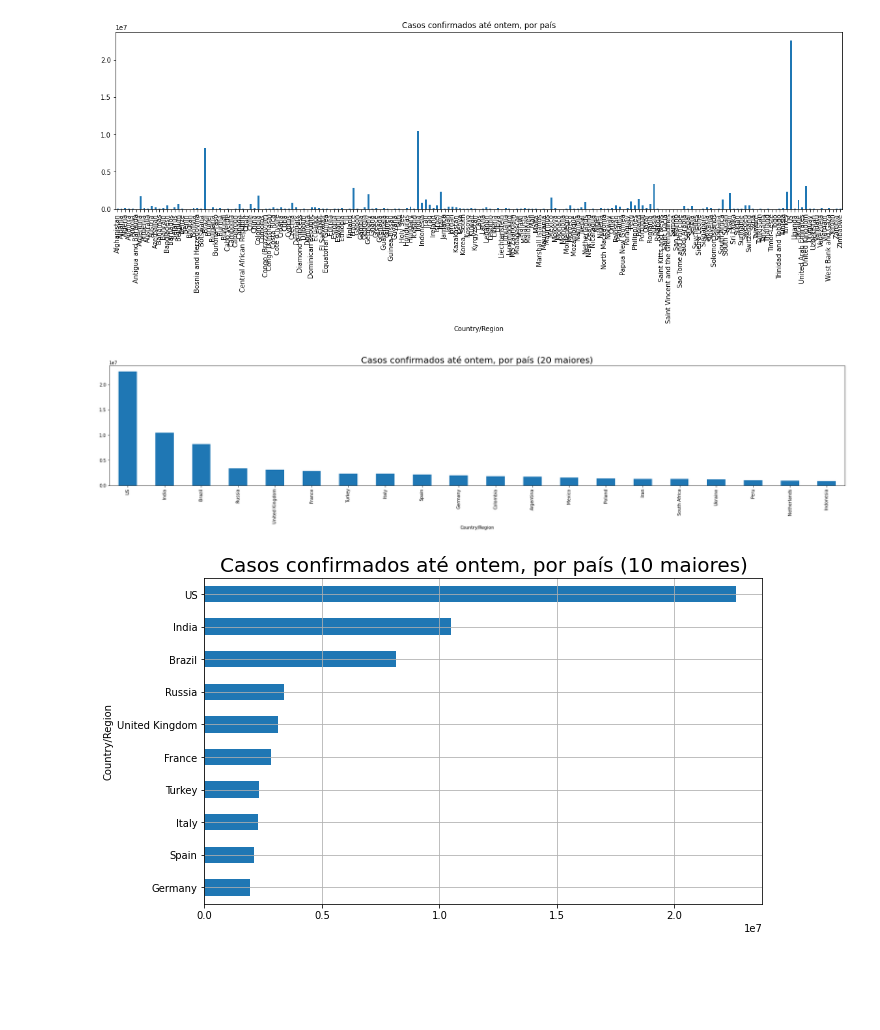
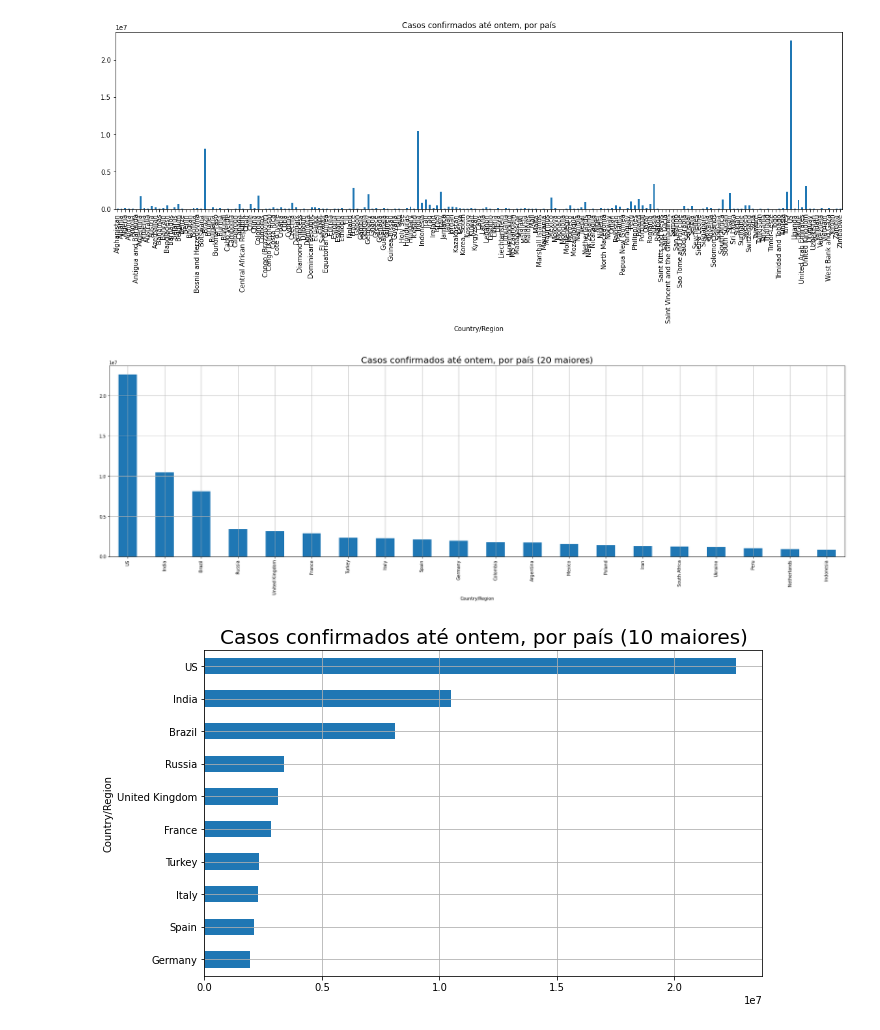
Before and after one commit to Daniel-ASG/Course_Classes, a Jupyter notebook: Data_Science_análises_para_saúde_e_medicina.ipynb, the cells around one changed output. Drawn from its saved outputs; the diff is of its cells as text; code cells hidden in the pictures; blank space fills up the shorter version.

```diff
--- a/Data_Science_análises_para_saúde_e_medicina.ipynb
+++ b/Data_Science_análises_para_saúde_e_medicina.ipynb
@@ -283,11 +283,11 @@ plt.title('Casos confirmados até ontem, por país');
 # %% [output]
 [figure]
 # %%
-plt.figure(figsize=(30,5))
-confirmed_by_country[last_date].sort_values(ascending=False)[:20].plot(kind='bar')
+plt.figure(figsize=(30,8))
+confirmed_by_country[last_date].sort_values(ascending=False)[:20].plot(kind='bar', grid=True)
 plt.title('Casos confirmados até ontem, por país (20 maiores)', fontsize=20);
 # %% [output]
-[figure, old version]
+[figure, new version]
 # %%
 plt.figure(figsize=(10,6))
 confirmed_by_country[last_date].sort_values()[-10:].plot(kind='barh', grid=True)
```
Also changed, not shown: parts of 23 cells of this notebook.
